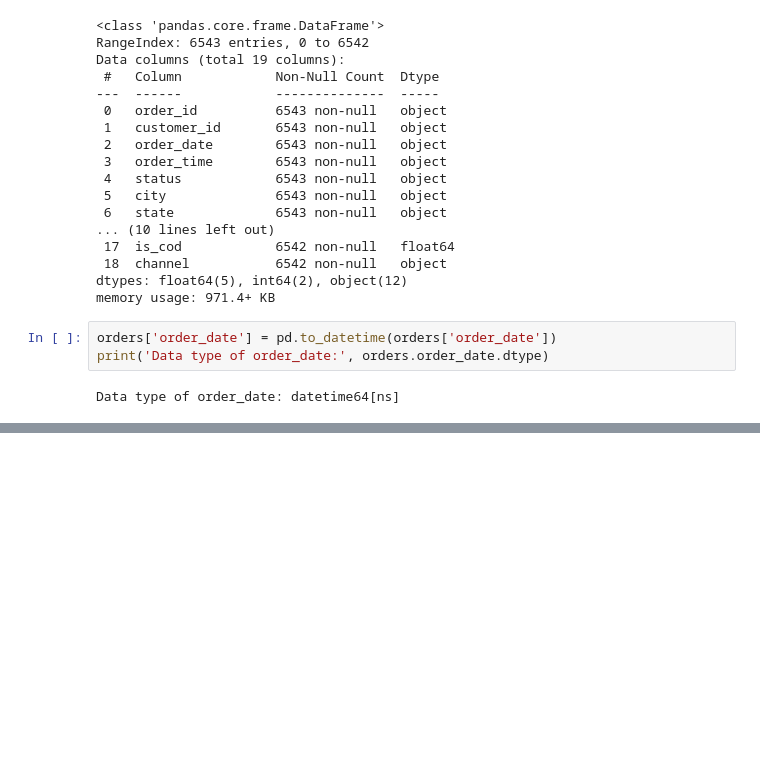
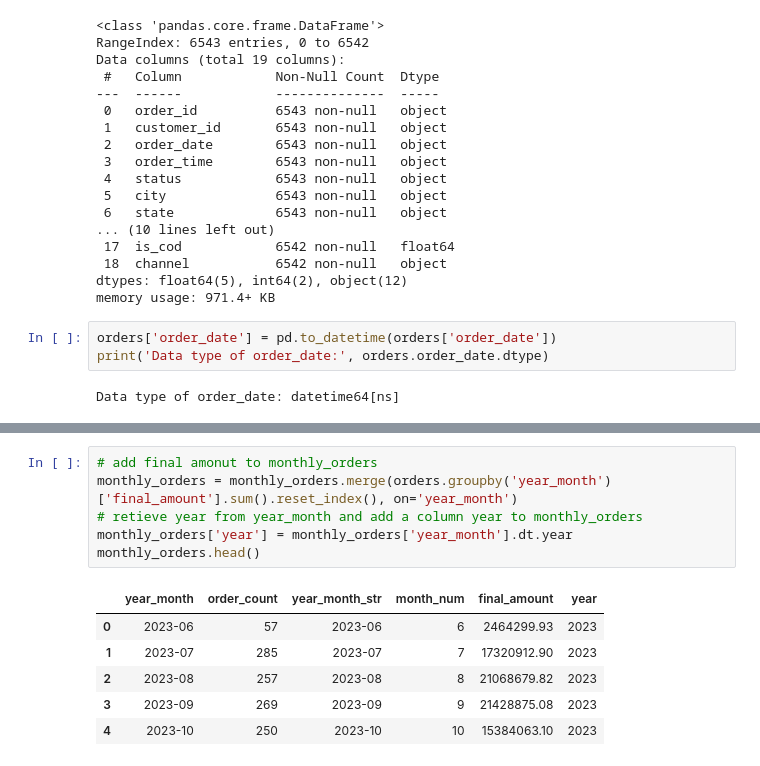
Before and after one commit to Bindiya-Anand/IndiaKart_E-Commerce_Analytics_Project, a Jupyter notebook: Notebooks/Phase2_EDA_Bindiya_Anand.ipynb, the cells around one changed output, grey strips where cells are left out. Cells and saved outputs as stored; diff of their text form; blank space fills up the shorter version.

```diff
--- a/Notebooks/Phase2_EDA_Bindiya_Anand.ipynb
+++ b/Notebooks/Phase2_EDA_Bindiya_Anand.ipynb
@@ -85,0 +106,13 @@ plt.show()
+# %%
+# add final amonut to monthly_orders
+monthly_orders = monthly_orders.merge(orders.groupby('year_month')['final_amount'].sum().reset_index(), on='year_month')
+# retieve year from year_month and add a column year to monthly_orders
+monthly_orders['year'] = monthly_orders['year_month'].dt.year
+monthly_orders.head()
+# %% [output]
+|  | year_month | order_count | year_month_str | month_num | final_amount | year |
+| 0 | 2023-06 | 57 | 2023-06 | 6 | 2464299.93 | 2023 |
+| 1 | 2023-07 | 285 | 2023-07 | 7 | 17320912.90 | 2023 |
+| 2 | 2023-08 | 257 | 2023-08 | 8 | 21068679.82 | 2023 |
+| 3 | 2023-09 | 269 | 2023-09 | 9 | 21428875.08 | 2023 |
+| 4 | 2023-10 | 250 | 2023-10 | 10 | 15384063.10 | 2023 |
```
Also changed, not shown: parts of 10 cells of this notebook.
